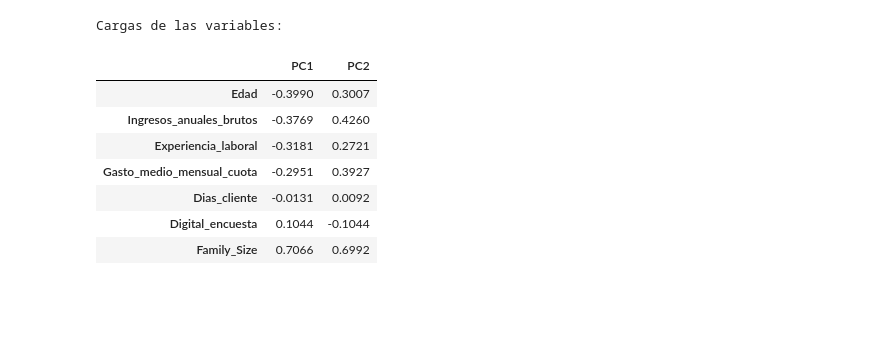
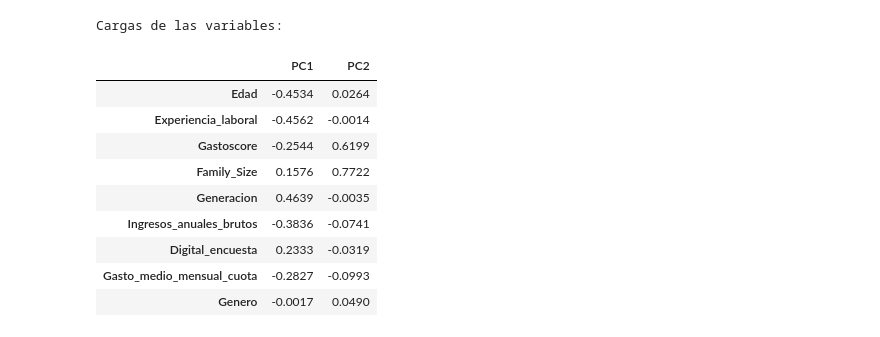
Before and after one commit to Nachosanchezz/Caso02_PCA, a Jupyter notebook: src/02_PCA.ipynb, the cells around one changed output. Cells and saved outputs as stored; diff of their text form; code cells hidden in the pictures; blank space fills up the shorter version.

```diff
--- a/src/02_PCA.ipynb
+++ b/src/02_PCA.ipynb
@@ -20,13 +22,15 @@ df.head()
 5 rows × 26 columns
 # %%
-# Seleccionar solo las columnas numéricas (excluyendo ID y categóricas ya codificadas)
-numeric_cols = ['Edad', 'Ingresos_anuales_brutos', 'Experiencia_laboral', 'Gasto_medio_mensual_cuota', 'Dias_cliente', 'Digital_encuesta', 'Family_Size']
-X = df[numeric_cols]
+columnas = []
+X = df.copy()
 
-
+variables_continuas =  ['Edad', 'Experiencia_laboral', 'Gastoscore', 'Family_Size', 'Generacion', 'Ingresos_anuales_brutos', 'Digital_encuesta', 'Gasto_medio_mensual_cuota']
+Variables_binarias = [
+    'Genero']
+X = df[variables_continuas + Variables_binarias]
 from sklearn.decomposition import PCA
 pca = PCA(n_components=2) # Selección de componentes principales para explicar el 95% de la varianza.
 X_pca = pca.fit_transform(X)
 
-print(f"Número de componentes seleccionados para explicar el 95% de la varianza: {pca.n_components_}")
+print(f"Número de componentes principales: {pca.n_components_}")
 # %% [output]
@@ -139,23 +189,25 @@ Varianza explicada por los 2 primeros componentes: 0.5983 (59.83%)
 # %%
 # Cargas de las variables
 cargas = pd.DataFrame(
     pca.components_.T,
     columns=['PC1', 'PC2'],
-    index=numeric_cols
+    index= variables_continuas + Variables_binarias
 )
 
 print("\nCargas de las variables:")
 display(cargas.round(4))
 # %% [output]
 Cargas de las variables:
 |  | PC1 | PC2 |
-| Edad | -0.3990 | 0.3007 |
-| Ingresos_anuales_brutos | -0.3769 | 0.4260 |
-| Experiencia_laboral | -0.3181 | 0.2721 |
-| Gasto_medio_mensual_cuota | -0.2951 | 0.3927 |
-| Dias_cliente | -0.0131 | 0.0092 |
-| Digital_encuesta | 0.1044 | -0.1044 |
-| Family_Size | 0.7066 | 0.6992 |
+| Edad | -0.4534 | 0.0264 |
+| Experiencia_laboral | -0.4562 | -0.0014 |
+| Gastoscore | -0.2544 | 0.6199 |
+| Family_Size | 0.1576 | 0.7722 |
+| Generacion | 0.4639 | -0.0035 |
+| Ingresos_anuales_brutos | -0.3836 | -0.0741 |
+| Digital_encuesta | 0.2333 | -0.0319 |
+| Gasto_medio_mensual_cuota | -0.2827 | -0.0993 |
+| Genero | -0.0017 | 0.0490 |
 # %%
 # Detectar variables con aportación < 0.2 en ambos componentes
 cargas_abs = cargas.abs()
```
Also changed, not shown: parts of 18 cells of this notebook, 1 other file.
